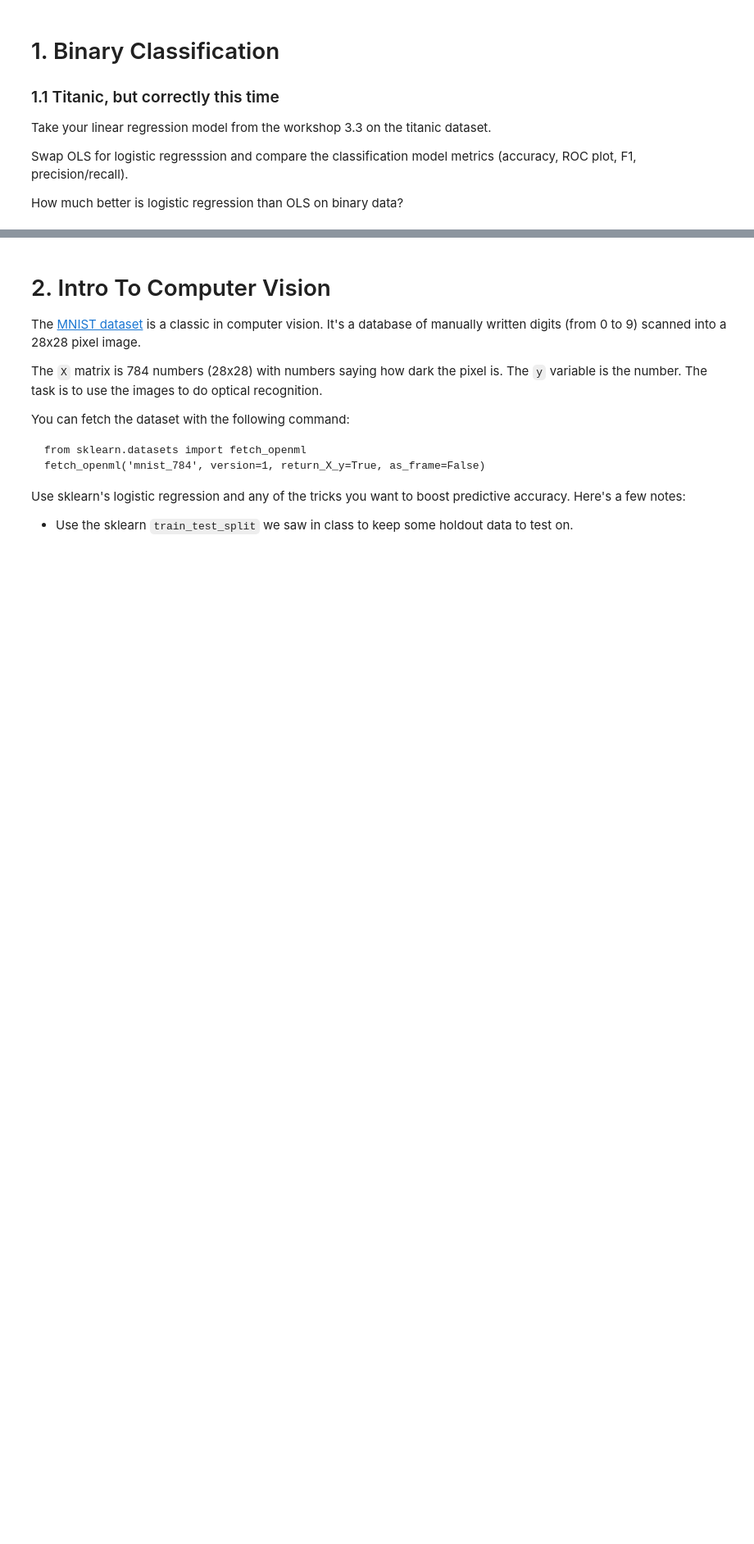
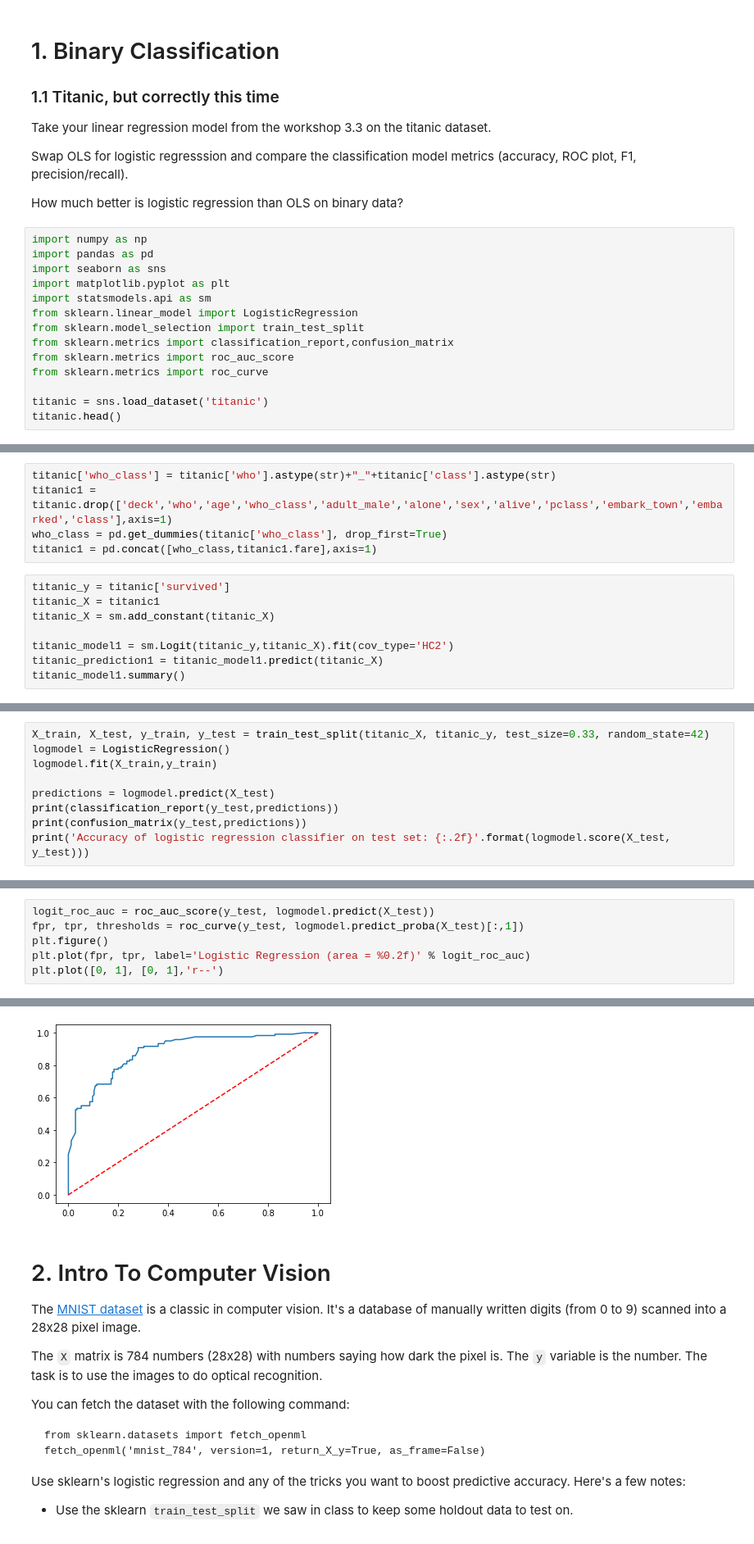
Before and after one commit to cb-ds-1/3-7-glm, a Jupyter notebook: workshop.ipynb, the cells around one changed output, grey strips where cells are left out. Shown at 82% size. Cells and saved outputs as stored; diff of their text form; blank space fills up the shorter version.

```diff
--- a/workshop.ipynb
+++ b/workshop.ipynb
@@ -8,3 +8,17 @@ Take your linear regression model from the workshop 3.3 on the titanic dataset.
 Swap OLS for logistic regresssion and compare the classification model metrics (accuracy, ROC plot, F1, precision/recall).
 
 How much better is logistic regression than OLS on binary data?
+# %%
+import numpy as np
+import pandas as pd
+import seaborn as sns
+import matplotlib.pyplot as plt
+import statsmodels.api as sm
+from sklearn.linear_model import LogisticRegression
+from sklearn.model_selection import train_test_split
+from sklearn.metrics import classification_report,confusion_matrix
+from sklearn.metrics import roc_auc_score
+from sklearn.metrics import roc_curve
+
+titanic = sns.load_dataset('titanic')
+titanic.head()
@@ -10,0 +32,13 @@ How much better is logistic regression than OLS on binary data?
+# %%
+titanic['who_class'] = titanic['who'].astype(str)+"_"+titanic['class'].astype(str)
+titanic1 = titanic.drop(['deck','who','age','who_class','adult_male','alone','sex','alive','pclass','embark_town','embarked','class'],axis=1)
+who_class = pd.get_dummies(titanic['who_class'], drop_first=True)
+titanic1 = pd.concat([who_class,titanic1.fare],axis=1)
+# %%
+titanic_y = titanic['survived']
+titanic_X = titanic1
+titanic_X = sm.add_constant(titanic_X)
+
+titanic_model1 = sm.Logit(titanic_y,titanic_X).fit(cov_type='HC2')
+titanic_prediction1 = titanic_model1.predict(titanic_X)
+titanic_model1.summary()
@@ -10,0 +68,9 @@ How much better is logistic regression than OLS on binary data?
+# %%
+X_train, X_test, y_train, y_test = train_test_split(titanic_X, titanic_y, test_size=0.33, random_state=42)
+logmodel = LogisticRegression()
+logmodel.fit(X_train,y_train)
+
+predictions = logmodel.predict(X_test)
+print(classification_report(y_test,predictions))
+print(confusion_matrix(y_test,predictions))
+print('Accuracy of logistic regression classifier on test set: {:.2f}'.format(logmodel.score(X_test, y_test)))
@@ -10,0 +90,7 @@ How much better is logistic regression than OLS on binary data?
+# %%
+logit_roc_auc = roc_auc_score(y_test, logmodel.predict(X_test))
+fpr, tpr, thresholds = roc_curve(y_test, logmodel.predict_proba(X_test)[:,1])
+plt.figure()
+plt.plot(fpr, tpr, label='Logistic Regression (area = %0.2f)' % logit_roc_auc)
+plt.plot([0, 1], [0, 1],'r--')
+# %% [output]
@@ -11,3 +98,4 @@ How much better is logistic regression than OLS on binary data?
+[figure, added]
 # %% [markdown]
 # 2. Intro To Computer Vision
 
```
Also changed, not shown: parts of 26 cells of this notebook, 2 other files.
